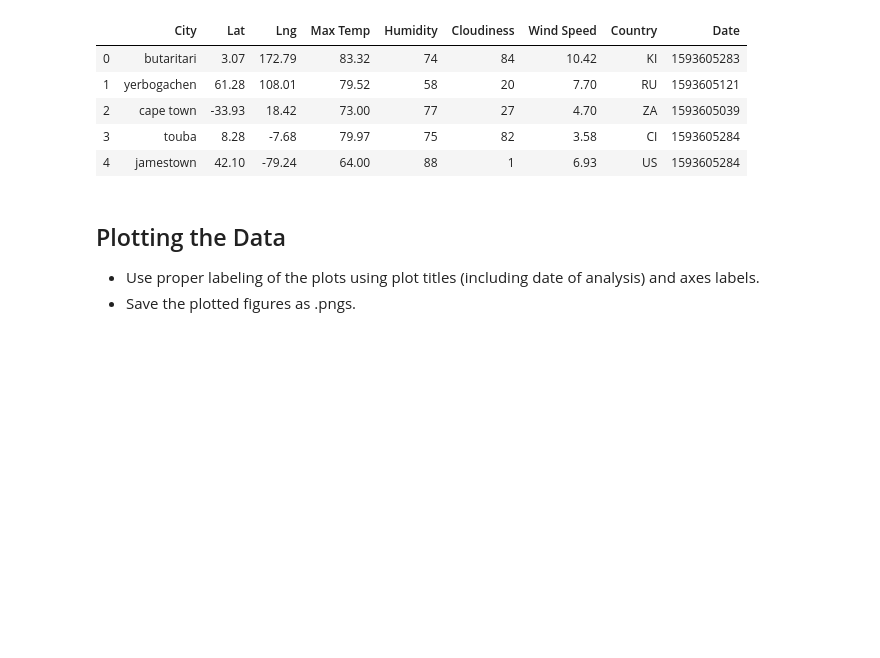
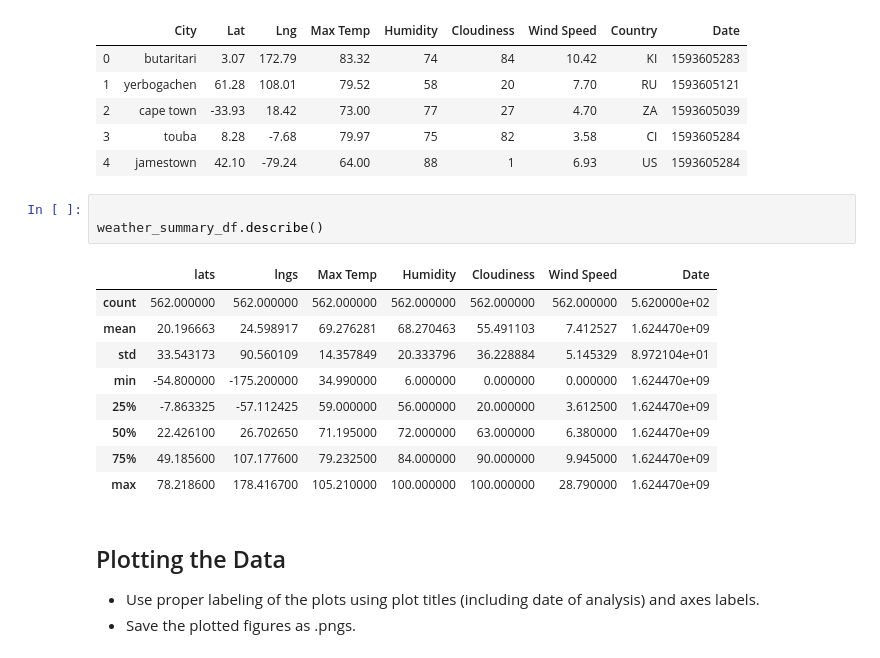
Before and after one commit to gpawlows/Python-API-Challenge, a Jupyter notebook: starter_code/WeatherPy.ipynb, the cells around one changed output. Drawn from its saved outputs; the diff is of its cells as text; blank space fills up the shorter version.

```diff
--- a/starter_code/WeatherPy.ipynb
+++ b/starter_code/WeatherPy.ipynb
@@ -193,6 +191,19 @@ Int64Index([], dtype='int64')
 | 2 | cape town | -33.93 | 18.42 | 73.00 | 77 | 27 | 4.70 | ZA | 1593605039 |
 | 3 | touba | 8.28 | -7.68 | 79.97 | 75 | 82 | 3.58 | CI | 1593605284 |
 | 4 | jamestown | 42.10 | -79.24 | 64.00 | 88 | 1 | 6.93 | US | 1593605284 |
+# %%
+
+weather_summary_df.describe()
+# %% [output]
+|  | lats | lngs | Max Temp | Humidity | Cloudiness | Wind Speed | Date |
+| count | 562.000000 | 562.000000 | 562.000000 | 562.000000 | 562.000000 | 562.000000 | 5.620000e+02 |
+| mean | 20.196663 | 24.598917 | 69.276281 | 68.270463 | 55.491103 | 7.412527 | 1.624470e+09 |
+| std | 33.543173 | 90.560109 | 14.357849 | 20.333796 | 36.228884 | 5.145329 | 8.972104e+01 |
+| min | -54.800000 | -175.200000 | 34.990000 | 6.000000 | 0.000000 | 0.000000 | 1.624470e+09 |
+| 25% | -7.863325 | -57.112425 | 59.000000 | 56.000000 | 20.000000 | 3.612500 | 1.624470e+09 |
+| 50% | 22.426100 | 26.702650 | 71.195000 | 72.000000 | 63.000000 | 6.380000 | 1.624470e+09 |
+| 75% | 49.185600 | 107.177600 | 79.232500 | 84.000000 | 90.000000 | 9.945000 | 1.624470e+09 |
+| max | 78.218600 | 178.416700 | 105.210000 | 100.000000 | 100.000000 | 28.790000 | 1.624470e+09 |
 # %% [markdown]
 ## Plotting the Data
 * Use proper labeling of the plots using plot titles (including date of analysis) and axes labels.
```
Also changed, not shown: parts of 8 cells of this notebook, 2 other files.
